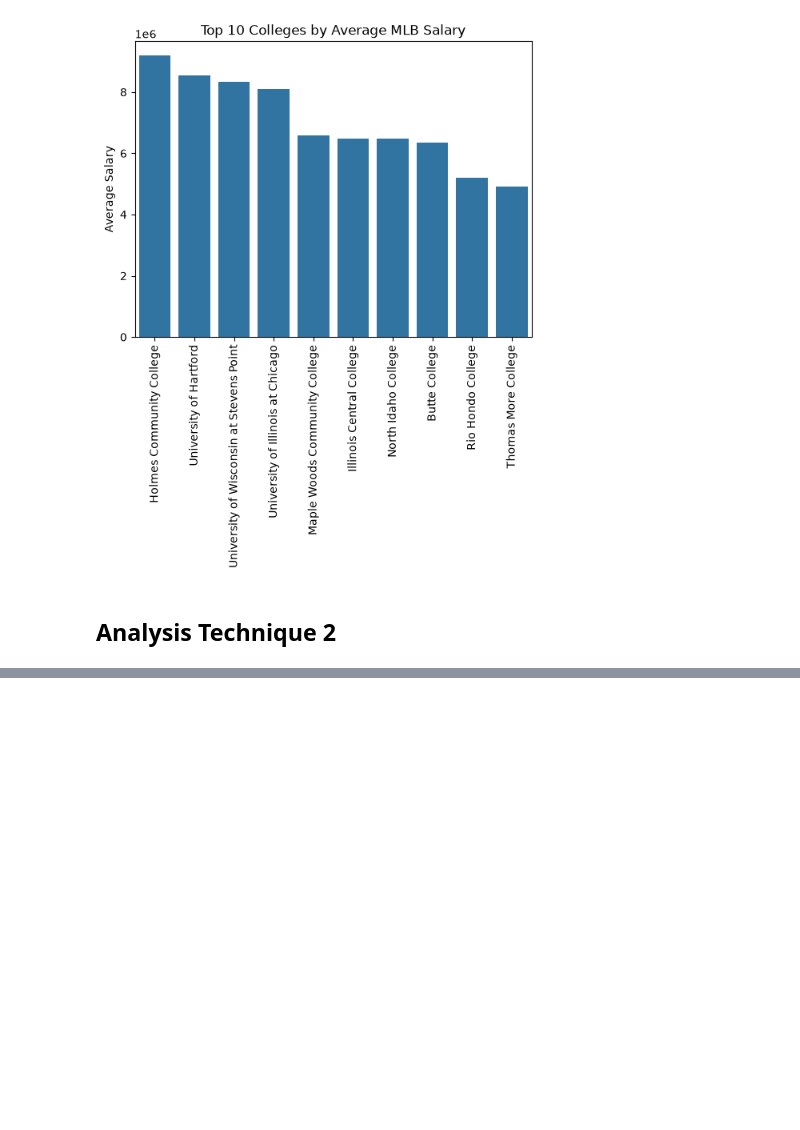
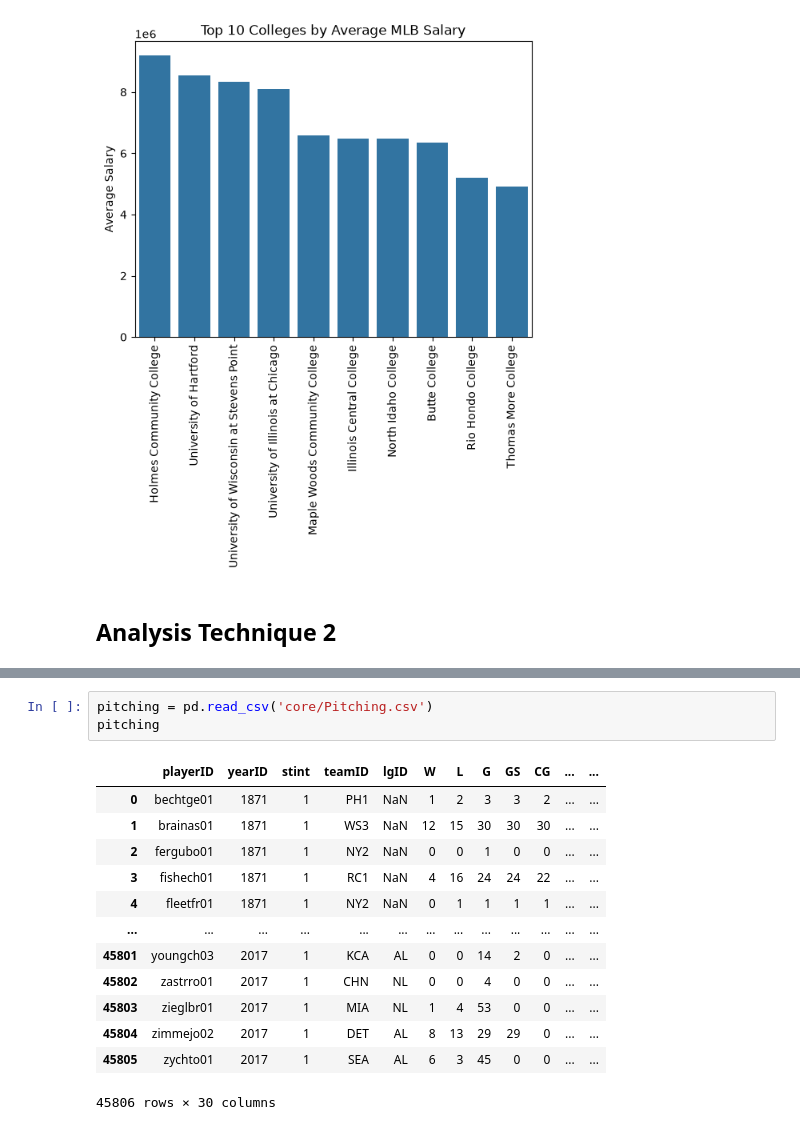
Before and after one commit to Churro1/CS5830_Project1, a Jupyter notebook: project1.ipynb, the cells around one changed output, grey strips where cells are left out. Cells and saved outputs as stored; diff of their text form; blank space fills up the shorter version.

```diff
--- a/project1.ipynb
+++ b/project1.ipynb
@@ -96,0 +194,17 @@ chart.tick_params(axis='x', rotation=90)
+# %%
+pitching = pd.read_csv('core/Pitching.csv')
+pitching
+# %% [output]
+|  | playerID | yearID | stint | teamID | lgID | W | L | G | GS | CG | ... | ... |
+| 0 | bechtge01 | 1871 | 1 | PH1 | NaN | 1 | 2 | 3 | 3 | 2 | ... | ... |
+| 1 | brainas01 | 1871 | 1 | WS3 | NaN | 12 | 15 | 30 | 30 | 30 | ... | ... |
+| 2 | fergubo01 | 1871 | 1 | NY2 | NaN | 0 | 0 | 1 | 0 | 0 | ... | ... |
+| 3 | fishech01 | 1871 | 1 | RC1 | NaN | 4 | 16 | 24 | 24 | 22 | ... | ... |
+| 4 | fleetfr01 | 1871 | 1 | NY2 | NaN | 0 | 1 | 1 | 1 | 1 | ... | ... |
+| ... | ... | ... | ... | ... | ... | ... | ... | ... | ... | ... | ... | ... |
+| 45801 | youngch03 | 2017 | 1 | KCA | AL | 0 | 0 | 14 | 2 | 0 | ... | ... |
+| 45802 | zastrro01 | 2017 | 1 | CHN | NL | 0 | 0 | 4 | 0 | 0 | ... | ... |
+| 45803 | zieglbr01 | 2017 | 1 | MIA | NL | 1 | 4 | 53 | 0 | 0 | ... | ... |
+| 45804 | zimmejo02 | 2017 | 1 | DET | AL | 8 | 13 | 29 | 29 | 0 | ... | ... |
+| 45805 | zychto01 | 2017 | 1 | SEA | AL | 6 | 3 | 45 | 0 | 0 | ... | ... |
+45806 rows × 30 columns
```
Also changed, not shown: parts of 9 cells of this notebook.
